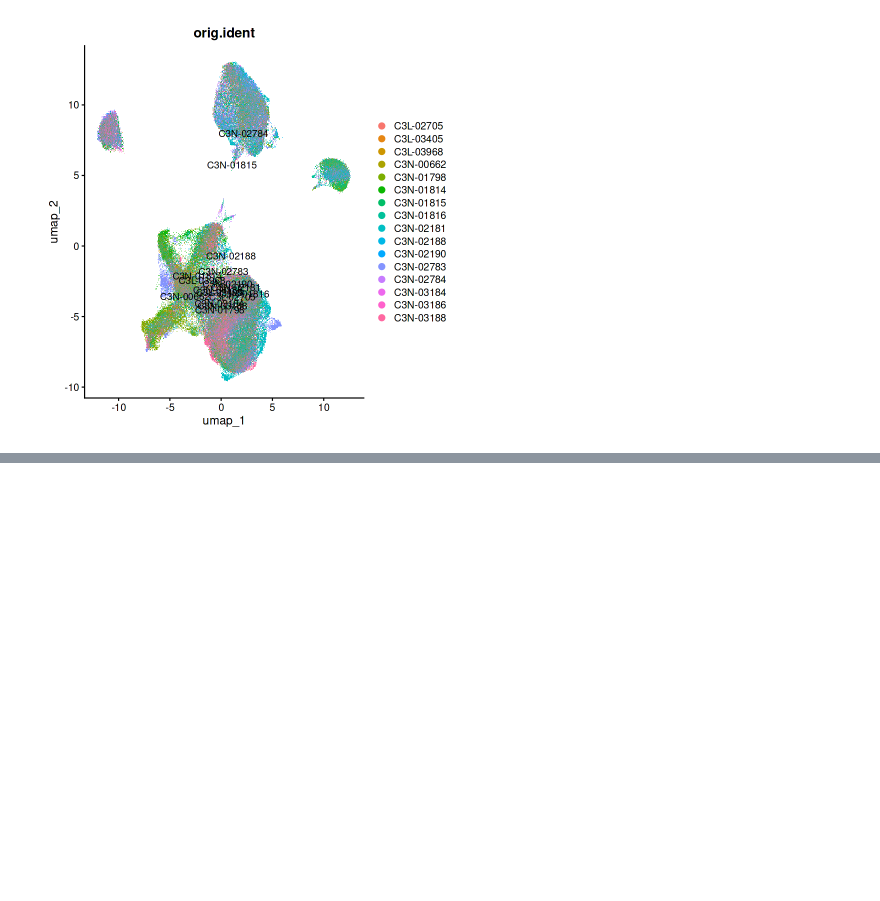
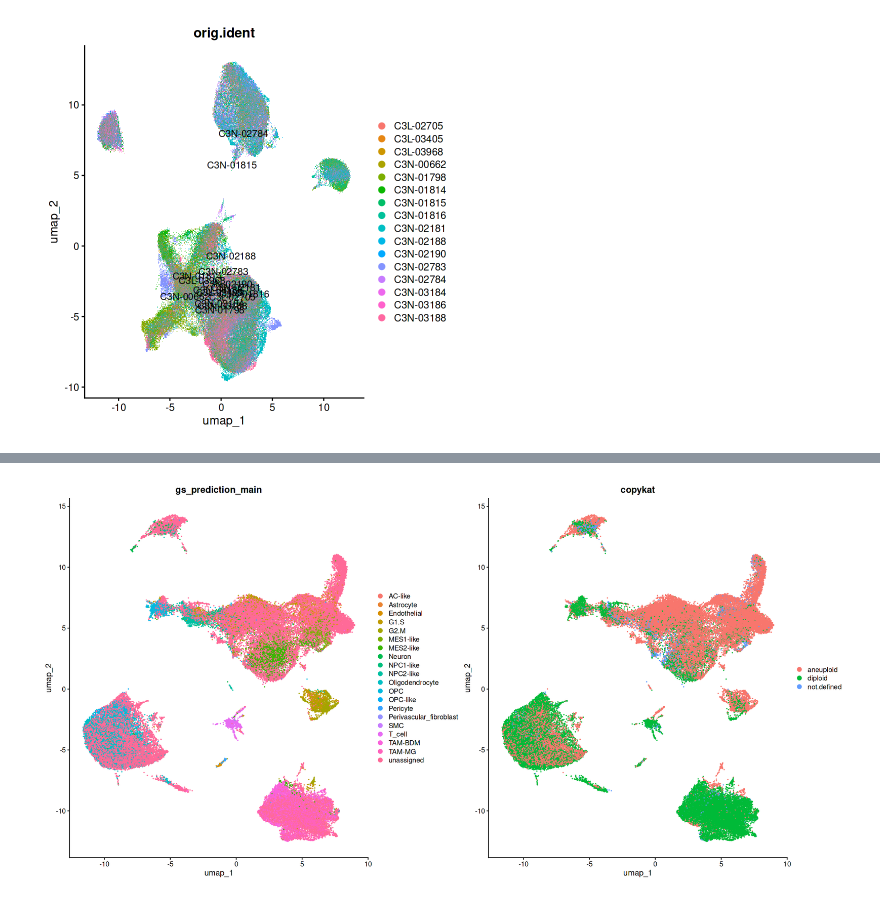
Before and after one commit to JiehoonKwak/crisprscreen, a Jupyter notebook: notebooks/cptac/preprocessR.ipynb, the cells around one changed output, grey strips where cells are left out. Cells and saved outputs as stored; diff of their text form; code cells hidden in the pictures; blank space fills up the shorter version.

```diff
--- a/notebooks/cptac/preprocessR.ipynb
+++ b/notebooks/cptac/preprocessR.ipynb
@@ -403,0 +437,5 @@ Active assay: RNA (39817 features, 2000 variable features)
+# %%
+options(repr.plot.height = 10, repr.plot.width = 20)
+DimPlot(obj, group.by = c("gs_prediction_main", "copykat"))
+# %% [output]
+[figure, added]
```
Also changed, not shown: parts of 11 cells of this notebook, 1 other file.
